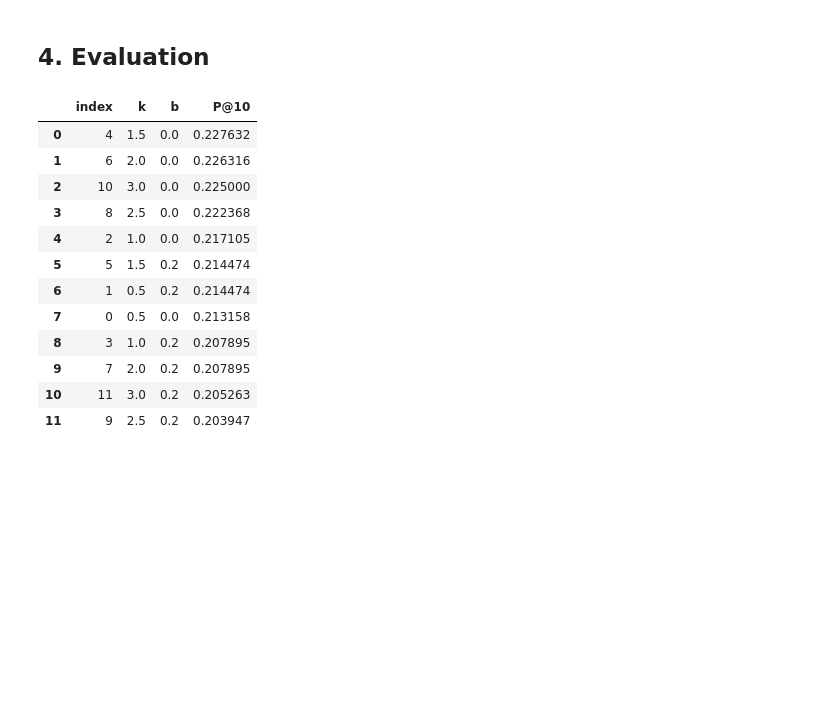
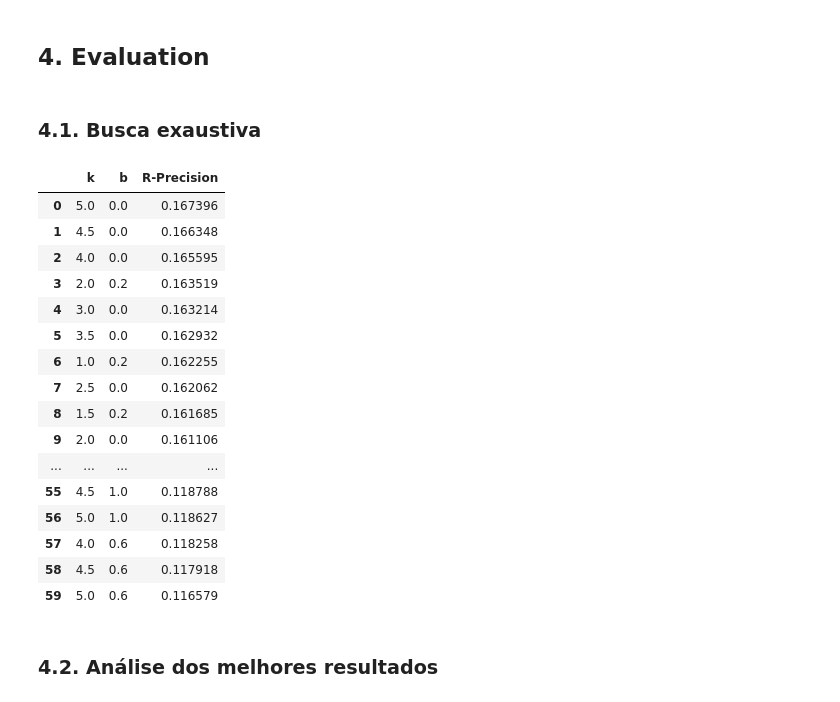
Before and after one commit to pedrogengo/CISI_BM25, a Jupyter notebook: notebooks/CISI_Results.ipynb, the cells around one changed output. Cells and saved outputs as stored; diff of their text form; code cells hidden in the pictures; blank space fills up the shorter version.

Commit message:
Reviewed results notebook

```diff
--- a/notebooks/CISI_Results.ipynb
+++ b/notebooks/CISI_Results.ipynb
@@ -154,17 +154,19 @@ class BM25():
 index = build_index(documents)
 # %% [markdown]
 ## 4. Evaluation
+# %% [markdown]
+### 4.1. Busca exaustiva
 # %%
 import numpy as np
 
 results = []
-for k in np.arange(0.5, 3.5, 0.5):
-  for b in np.arange(0., 0.4, 0.2):
+for k in np.arange(0.5, 5.5, 0.5):
+  for b in np.arange(0., 1.2, 0.2):
     bm25 = BM25(index, k, b, tokenize)
     acc = 0.
     for query_id, doc_similars in judgments.items():
       query_id -= 1  # Os julgamentos estao indexados comecando em 1
-      top_k = 10 #len(doc_similars)
+      top_k = len(doc_similars)
       doc_similars = set([doc - 1 for doc in doc_similars]) # Os documentos estao indexados comecando em 1
       scores = bm25.search(queries[query_id], top_k)
       returned_docs = set([doc for score, doc in scores])
@@ -177,18 +179,24 @@ for k in np.arange(0.5, 3.5, 0.5):
 # %%
 import pandas as pd
 
-pd.DataFrame(results, columns=["k", "b", "P@10"]).sort_values("P@10", ascending=False).reset_index()
+pd.DataFrame(results, columns=["k", "b", "R-Precision"]).sort_values("R-Precision", ascending=False).reset_index(drop=True)
 # %% [output]
-|  | index | k | b | P@10 |
-| 0 | 4 | 1.5 | 0.0 | 0.227632 |
-| 1 | 6 | 2.0 | 0.0 | 0.226316 |
-| 2 | 10 | 3.0 | 0.0 | 0.225000 |
-| 3 | 8 | 2.5 | 0.0 | 0.222368 |
-| 4 | 2 | 1.0 | 0.0 | 0.217105 |
-| 5 | 5 | 1.5 | 0.2 | 0.214474 |
-| 6 | 1 | 0.5 | 0.2 | 0.214474 |
-| 7 | 0 | 0.5 | 0.0 | 0.213158 |
-| 8 | 3 | 1.0 | 0.2 | 0.207895 |
-| 9 | 7 | 2.0 | 0.2 | 0.207895 |
-| 10 | 11 | 3.0 | 0.2 | 0.205263 |
-| 11 | 9 | 2.5 | 0.2 | 0.203947 |
+|  | k | b | R-Precision |
+| 0 | 5.0 | 0.0 | 0.167396 |
+| 1 | 4.5 | 0.0 | 0.166348 |
+| 2 | 4.0 | 0.0 | 0.165595 |
+| 3 | 2.0 | 0.2 | 0.163519 |
+| 4 | 3.0 | 0.0 | 0.163214 |
+| 5 | 3.5 | 0.0 | 0.162932 |
+| 6 | 1.0 | 0.2 | 0.162255 |
+| 7 | 2.5 | 0.0 | 0.162062 |
+| 8 | 1.5 | 0.2 | 0.161685 |
+| 9 | 2.0 | 0.0 | 0.161106 |
+| ... | ... | ... | ... |
+| 55 | 4.5 | 1.0 | 0.118788 |
+| 56 | 5.0 | 1.0 | 0.118627 |
+| 57 | 4.0 | 0.6 | 0.118258 |
+| 58 | 4.5 | 0.6 | 0.117918 |
+| 59 | 5.0 | 0.6 | 0.116579 |
+# %% [markdown]
+### 4.2. Análise dos melhores resultados
```
Also changed, not shown: parts of 3 cells of this notebook.
